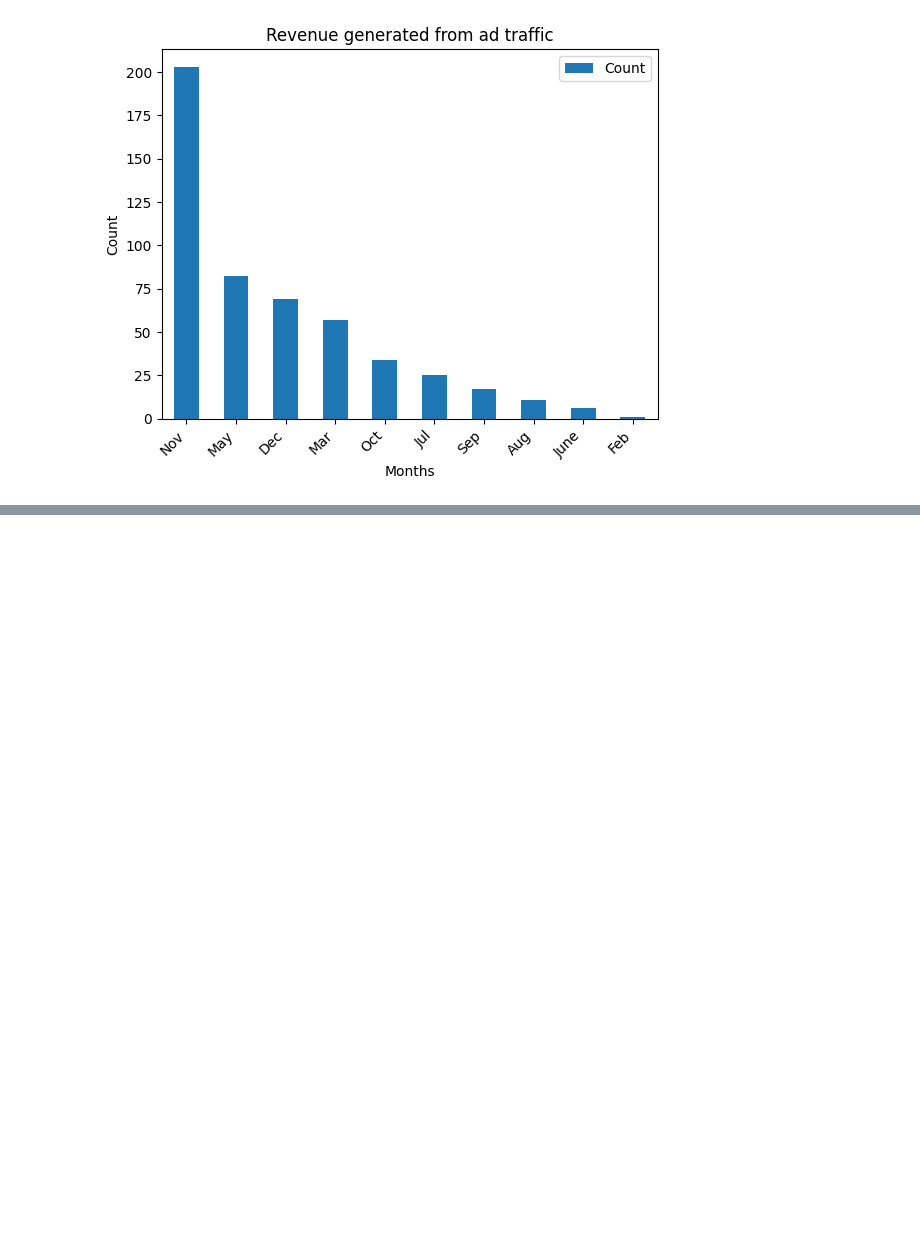
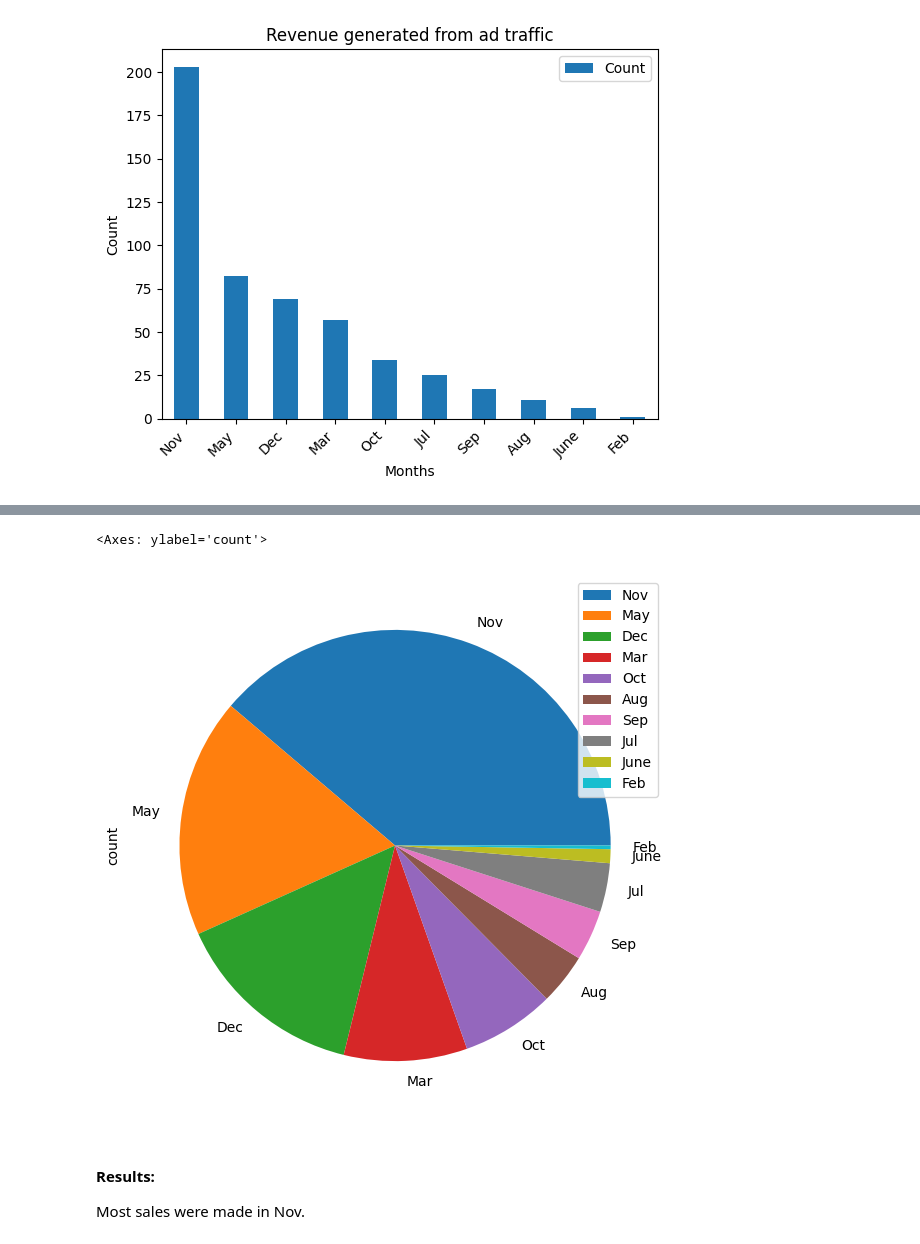
Before and after one commit to Chills00/exploratory-data-analysis---online-shopping-in-retail917, a Jupyter notebook: Analysis_Notebook.ipynb, the cells around one changed output, grey strips where cells are left out. Cells and saved outputs as stored; diff of their text form; code cells hidden in the pictures; blank space fills up the shorter version.

```diff
--- a/Analysis_Notebook.ipynb
+++ b/Analysis_Notebook.ipynb
@@ -533,0 +673,5 @@ Text(0, 0.5, 'Count')
+# %%
+# Using the df_revenue_true df group by month and revenue:
+
+monthly_sales = df_revenue_true.groupby('month')['revenue'].value_counts().sort_values(ascending=False).reset_index()
+print(monthly_sales)
@@ -533,0 +690,12 @@ Text(0, 0.5, 'Count')
+# %%
+# Plot using a pie chart:
+
+monthly_sales.set_index('month', inplace=True)
+monthly_sales.plot.pie(y='count', figsize=(7,7))
+# %% [output]
+<Axes: ylabel='count'>
+[figure, added]
+# %% [markdown]
+#### Results:
+
+Most sales were made in Nov.
```
Also changed, not shown: parts of 20 cells of this notebook.
